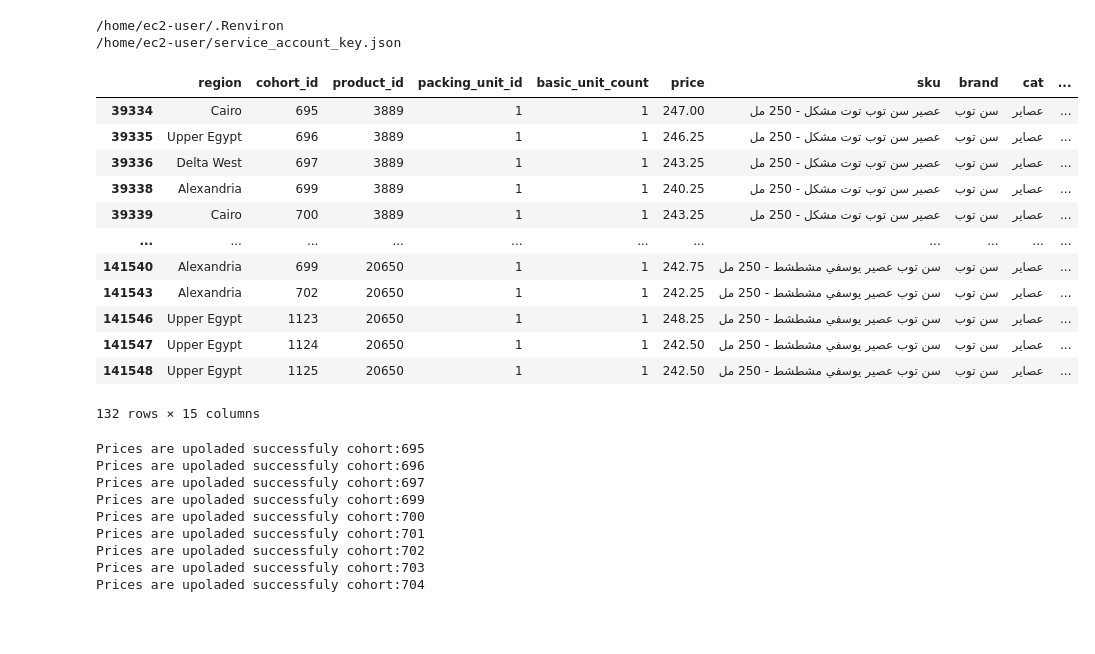
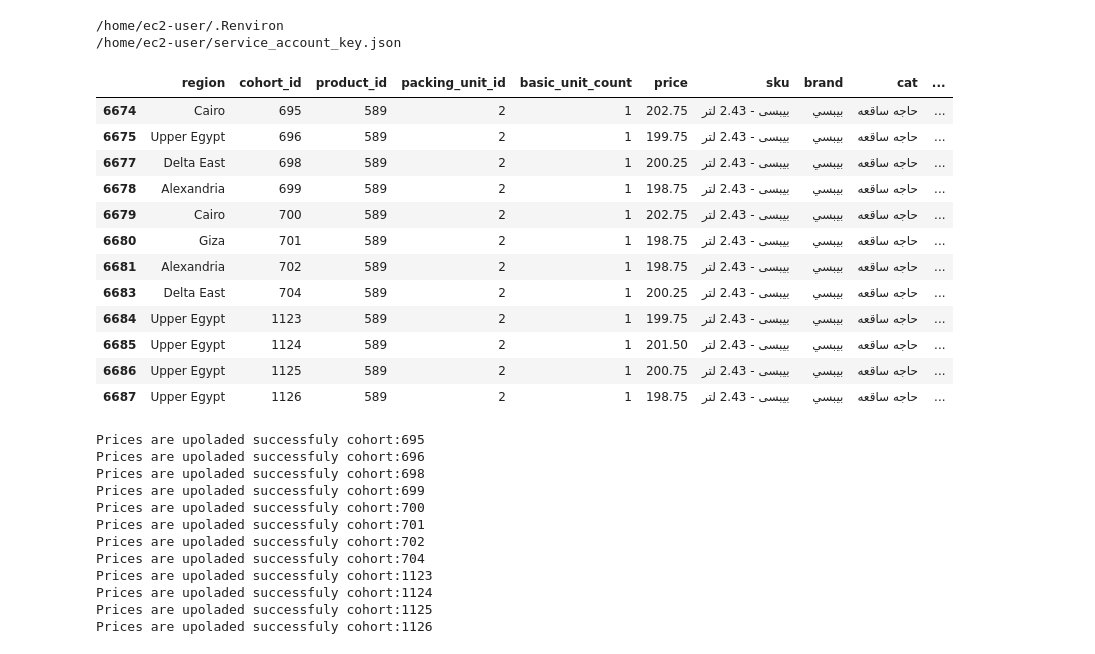
Before and after one commit to Maxab-Growth/Mustafa, a Jupyter notebook: Defence_margin.ipynb, the cells around one changed output. Saved outputs shown, nothing was run; the diff lists cells and outputs as text; code cells hidden in the pictures; blank space fills up the shorter version.

```diff
--- a/Defence_margin.ipynb
+++ b/Defence_margin.ipynb
@@ -406,27 +406,27 @@ to_upload = final_data[['cohort_id','product_id','sku','packing_unit_id','final_
 # %%
 to_upload = prices.copy()
 to_upload=to_upload.merge(wacs ,on ='product_id')
-to_upload = to_upload[(to_upload['brand'].isin(['سن توب']))&(to_upload['sku'].str.contains("250"))]
-to_upload['final_new_price'] = np.maximum(np.round(to_upload['wac_p']*(to_upload['basic_unit_count'])/(1-0.09)),249)
+to_upload = to_upload[(to_upload['product_id'].isin([589]))]
+to_upload['final_new_price'] = np.maximum(np.round(to_upload['wac_p']*(to_upload['basic_unit_count'])/(1-0.055)),203)
 to_upload['ind'] =1
 to_upload['remove_min'] = np.nan
 to_upload['margin'] = (to_upload['final_new_price']-(to_upload['wac_p']*to_upload['basic_unit_count']))/to_upload['final_new_price']
 to_upload=to_upload[to_upload['final_new_price'] > to_upload['price']]
 to_upload
 # %% [output]
 |  | region | cohort_id | product_id | packing_unit_id | basic_unit_count | price | sku | brand | cat | ... |
-| 39334 | Cairo | 695 | 3889 | 1 | 1 | 247.00 | عصير سن توب توت مشكل - 250 مل | سن توب | عصاير | ... |
-| 39335 | Upper Egypt | 696 | 3889 | 1 | 1 | 246.25 | عصير سن توب توت مشكل - 250 مل | سن توب | عصاير | ... |
-| 39336 | Delta West | 697 | 3889 | 1 | 1 | 243.25 | عصير سن توب توت مشكل - 250 مل | سن توب | عصاير | ... |
-| 39338 | Alexandria | 699 | 3889 | 1 | 1 | 240.25 | عصير سن توب توت مشكل - 250 مل | سن توب | عصاير | ... |
-| 39339 | Cairo | 700 | 3889 | 1 | 1 | 243.25 | عصير سن توب توت مشكل - 250 مل | سن توب | عصاير | ... |
-| ... | ... | ... | ... | ... | ... | ... | ... | ... | ... | ... |
-| 141540 | Alexandria | 699 | 20650 | 1 | 1 | 242.75 | سن توب عصير يوسفي مشطشط - 250 مل | سن توب | عصاير | ... |
-| 141543 | Alexandria | 702 | 20650 | 1 | 1 | 242.25 | سن توب عصير يوسفي مشطشط - 250 مل | سن توب | عصاير | ... |
-| 141546 | Upper Egypt | 1123 | 20650 | 1 | 1 | 248.25 | سن توب عصير يوسفي مشطشط - 250 مل | سن توب | عصاير | ... |
-| 141547 | Upper Egypt | 1124 | 20650 | 1 | 1 | 242.50 | سن توب عصير يوسفي مشطشط - 250 مل | سن توب | عصاير | ... |
-| 141548 | Upper Egypt | 1125 | 20650 | 1 | 1 | 242.50 | سن توب عصير يوسفي مشطشط - 250 مل | سن توب | عصاير | ... |
+| 6674 | Cairo | 695 | 589 | 2 | 1 | 202.75 | بيبسى - 2.43 لتر | بيبسي | حاجه ساقعه | ... |
+| 6675 | Upper Egypt | 696 | 589 | 2 | 1 | 199.75 | بيبسى - 2.43 لتر | بيبسي | حاجه ساقعه | ... |
+| 6677 | Delta East | 698 | 589 | 2 | 1 | 200.25 | بيبسى - 2.43 لتر | بيبسي | حاجه ساقعه | ... |
+| 6678 | Alexandria | 699 | 589 | 2 | 1 | 198.75 | بيبسى - 2.43 لتر | بيبسي | حاجه ساقعه | ... |
+| 6679 | Cairo | 700 | 589 | 2 | 1 | 202.75 | بيبسى - 2.43 لتر | بيبسي | حاجه ساقعه | ... |
+| 6680 | Giza | 701 | 589 | 2 | 1 | 198.75 | بيبسى - 2.43 لتر | بيبسي | حاجه ساقعه | ... |
+| 6681 | Alexandria | 702 | 589 | 2 | 1 | 198.75 | بيبسى - 2.43 لتر | بيبسي | حاجه ساقعه | ... |
+| 6683 | Delta East | 704 | 589 | 2 | 1 | 200.25 | بيبسى - 2.43 لتر | بيبسي | حاجه ساقعه | ... |
+| 6684 | Upper Egypt | 1123 | 589 | 2 | 1 | 199.75 | بيبسى - 2.43 لتر | بيبسي | حاجه ساقعه | ... |
+| 6685 | Upper Egypt | 1124 | 589 | 2 | 1 | 201.50 | بيبسى - 2.43 لتر | بيبسي | حاجه ساقعه | ... |
+| 6686 | Upper Egypt | 1125 | 589 | 2 | 1 | 200.75 | بيبسى - 2.43 لتر | بيبسي | حاجه ساقعه | ... |
+| 6687 | Upper Egypt | 1126 | 589 | 2 | 1 | 198.75 | بيبسى - 2.43 لتر | بيبسي | حاجه ساقعه | ... |
-132 rows × 15 columns
 # %%
 import os
 import boto3
@@ -547,12 +547,15 @@ for cohort in to_upload.cohort_id.unique():
 # %% [output]
 Prices are upoladed successfuly cohort:695
 Prices are upoladed successfuly cohort:696
-Prices are upoladed successfuly cohort:697
+Prices are upoladed successfuly cohort:698
 Prices are upoladed successfuly cohort:699
 Prices are upoladed successfuly cohort:700
 Prices are upoladed successfuly cohort:701
 Prices are upoladed successfuly cohort:702
-Prices are upoladed successfuly cohort:703
 Prices are upoladed successfuly cohort:704
+Prices are upoladed successfuly cohort:1123
+Prices are upoladed successfuly cohort:1124
+Prices are upoladed successfuly cohort:1125
+Prices are upoladed successfuly cohort:1126
 # %%
 out.to_excel('upload_fury.xlsx')
```
Also changed, not shown: 25 other files.
